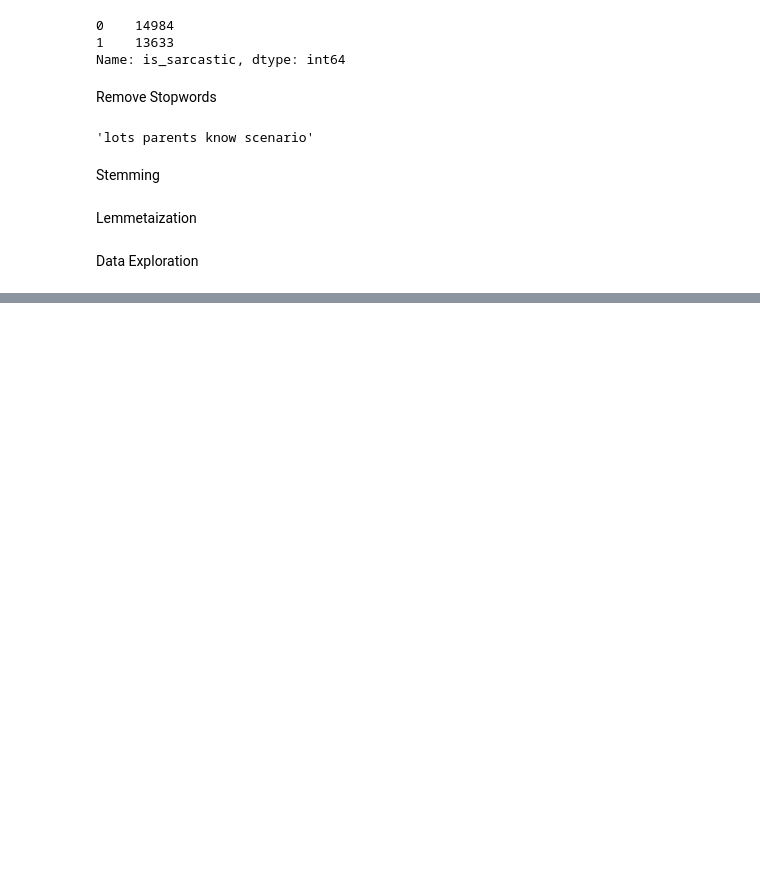
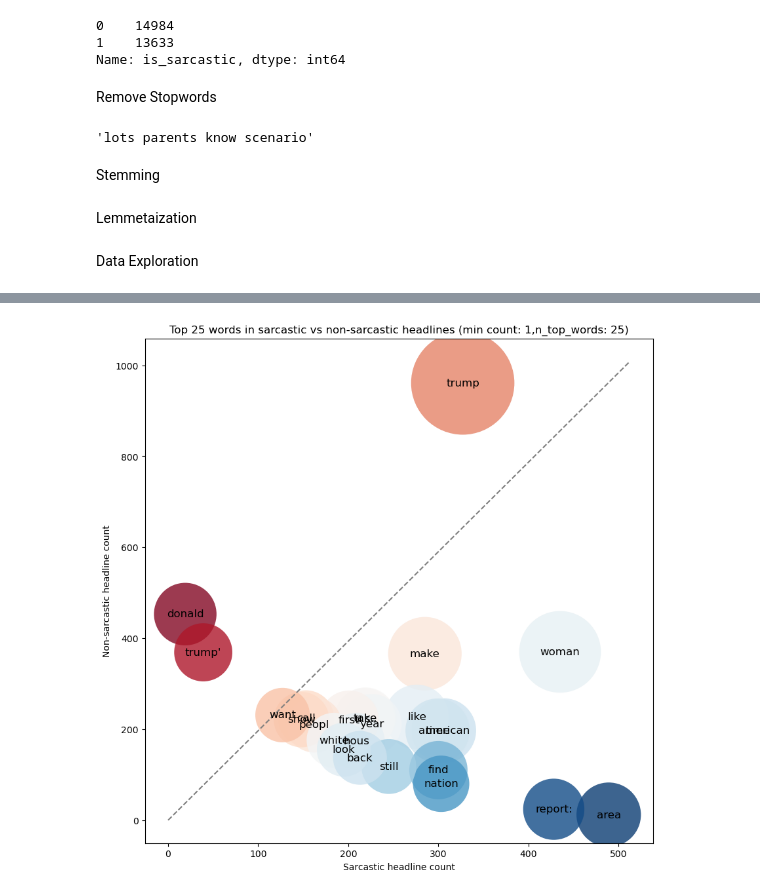
Before and after one commit to LaplaceDBen/Sarcasm_Detection, a Jupyter notebook: Sarcasm_Notebook.ipynb, the cells around one changed output, grey strips where cells are left out. Saved outputs shown, nothing was run; the diff lists cells and outputs as text; code cells hidden in the pictures; blank space fills up the shorter version.

Commit message:
added some plots and removed imports

```diff
--- a/Sarcasm_Notebook.ipynb
+++ b/Sarcasm_Notebook.ipynb
@@ -104,0 +103,71 @@ plot_wordcloud(df_not_sarcastic, "Non-Sarcastic Headlines")
+# %%
+#CHGTPT
+min_count = 1
+n_top_words = 25
+
+# Count the frequency of each word in sarcastic and non-sarcastic headlines
+word_counts = {}
+for index, row in df.iterrows():
+    for word in row['headline'].split():
+        if len(word) > 3:
+            if word not in word_counts:
+                word_counts[word] = {
+                    'count_sarcastic': 0,
+                    'count_non_sarcastic': 0,
+                    'count_total': 0
+                }
+            word_counts[word]['count_total'] += 1
+            if row['is_sarcastic'] == 1:
+                word_counts[word]['count_sarcastic'] += 1
+            else:
+                word_counts[word]['count_non_sarcastic'] += 1
+
+# Convert the word counts to a DataFrame
+df_words = pd.DataFrame.from_dict(word_counts, orient='index')
+df_words = df_words[df_words['count_total'] >= min_count]
+
+# Sort the DataFrame by total count
+df_words = df_words.sort_values('count_total', ascending=False)
+
+# Select the top n words
+
+df_words = df_words.nlargest(n_top_words, 'count_total')
+
+# Compute the proportion of sarcastic headlines for each word
+df_words['prop_sarcastic'] = df_words['count_sarcastic'] / df_words['count_total']
+
+# Define the color map
+cmap = cm.get_cmap('RdBu')
+colors = cmap(df_words['prop_sarcastic'])
+
+# Create the plot
+fig, ax = plt.subplots(figsize=(10, 10))
+
+ax.scatter(
+    x=df_words['count_sarcastic'],
+    y=df_words['count_non_sarcastic'],
+    s=df_words['count_total']*10,
+    alpha=0.8,
+    edgecolors='none',
+    c=colors
+)
+
+# Add a 45-degree line starting from (0,0)
+ax.plot([0, ax.get_xlim()[1]], [0, ax.get_ylim()[1]], ls='--', color='gray')
+
+for index, row in df_words.iterrows():
+    ax.annotate(row.name,
+                (row['count_sarcastic'], row['count_non_sarcastic']),
+                fontsize=12,
+                ha='center',
+                va='center')
+
+ax.set_xlabel('Sarcastic headline count')
+ax.set_ylabel('Non-sarcastic headline count')
+
+ax.set_title(f'Top {n_top_words} words in sarcastic vs non-sarcastic headlines (min count: {min_count},n_top_words: {n_top_words})')
+
+plt.savefig('word_bubbles.png', dpi=300)
+plt.show()
+# %% [output]
+[figure, added]
```
Also changed, not shown: parts of 6 cells of this notebook, 4 other files.
